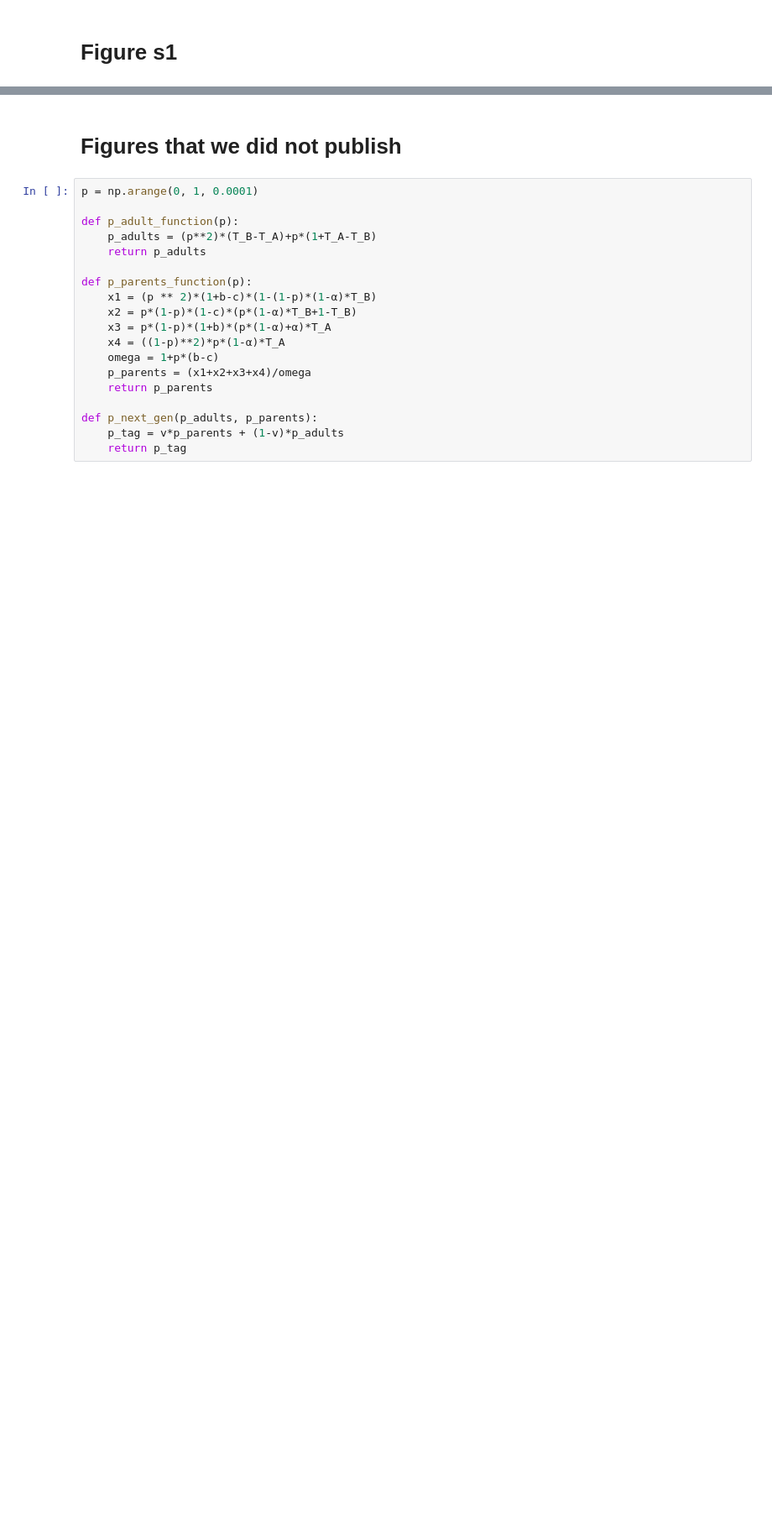
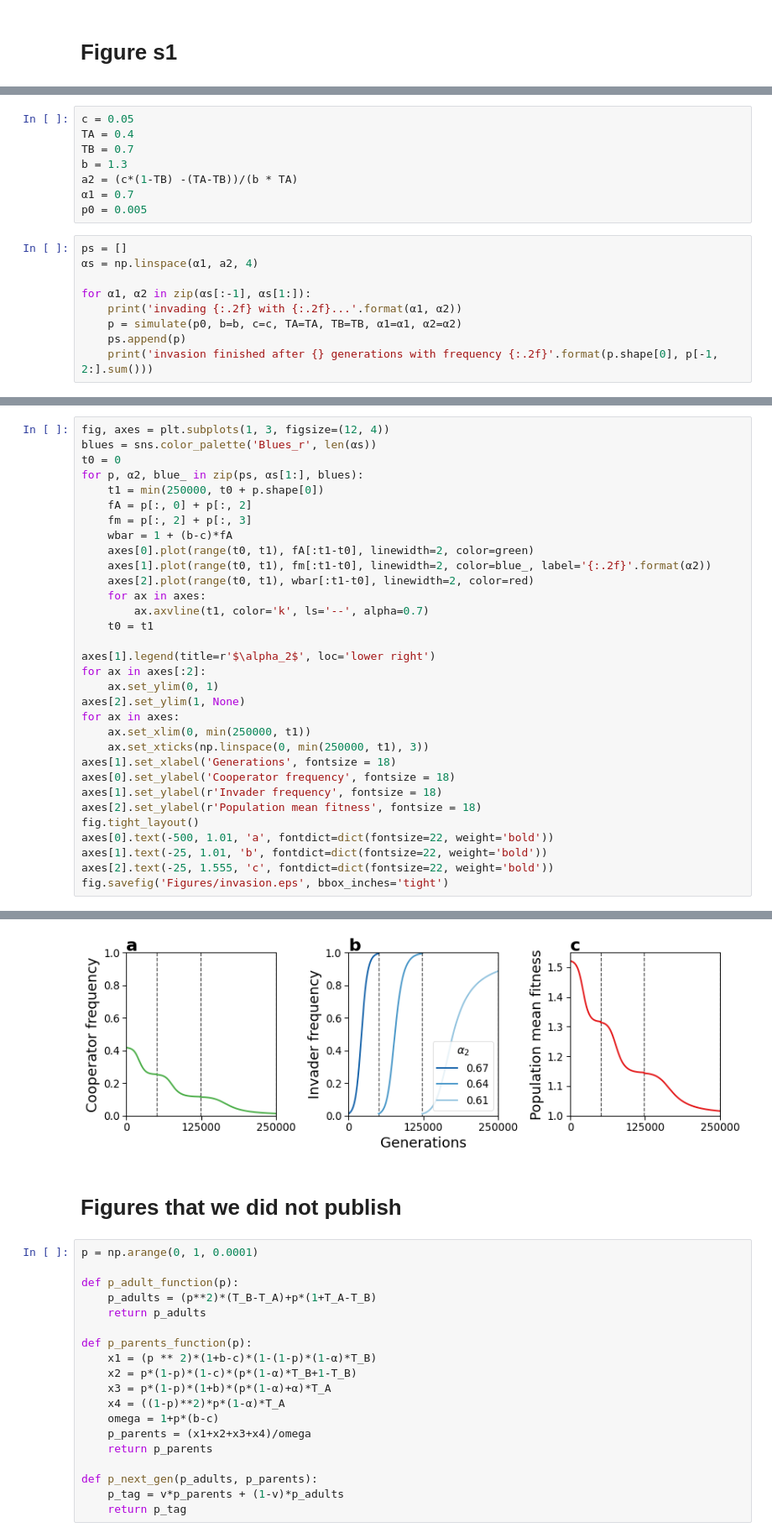
Before and after one commit to yoavram-lab/CulturalCooperation, a Jupyter notebook: ms/figures_prsb.ipynb, the cells around one changed output, grey strips where cells are left out. Shown at 84% size. Drawn from its saved outputs; the diff is of its cells as text; blank space fills up the shorter version.

Commit message:
add figure s1 to figures_prsb

```diff
--- a/ms/figures_prsb.ipynb
+++ b/ms/figures_prsb.ipynb
@@ -505,0 +560,17 @@ The PostScript backend does not support transparency; partially transparent arti
+# %%
+c = 0.05
+TA = 0.4
+TB = 0.7
+b = 1.3
+a2 = (c*(1-TB) -(TA-TB))/(b * TA)
+α1 = 0.7
+p0 = 0.005
+# %%
+ps = []
+αs = np.linspace(α1, a2, 4)
+
+for α1, α2 in zip(αs[:-1], αs[1:]):
+    print('invading {:.2f} with {:.2f}...'.format(α1, α2))
+    p = simulate(p0, b=b, c=c, TA=TA, TB=TB, α1=α1, α2=α2)
+    ps.append(p)
+    print('invasion finished after {} generations with frequency {:.2f}'.format(p.shape[0], p[-1, 2:].sum()))
@@ -505,0 +588,33 @@ The PostScript backend does not support transparency; partially transparent arti
+# %%
+fig, axes = plt.subplots(1, 3, figsize=(12, 4))
+blues = sns.color_palette('Blues_r', len(αs))
+t0 = 0
+for p, α2, blue_ in zip(ps, αs[1:], blues):
+    t1 = min(250000, t0 + p.shape[0])
+    fA = p[:, 0] + p[:, 2]
+    fm = p[:, 2] + p[:, 3]
+    wbar = 1 + (b-c)*fA
+    axes[0].plot(range(t0, t1), fA[:t1-t0], linewidth=2, color=green)
+    axes[1].plot(range(t0, t1), fm[:t1-t0], linewidth=2, color=blue_, label='{:.2f}'.format(α2))
+    axes[2].plot(range(t0, t1), wbar[:t1-t0], linewidth=2, color=red)
+    for ax in axes:
+        ax.axvline(t1, color='k', ls='--', alpha=0.7)
+    t0 = t1
+
+axes[1].legend(title=r'$\alpha_2$', loc='lower right')
+for ax in axes[:2]:
+    ax.set_ylim(0, 1)
+axes[2].set_ylim(1, None)
+for ax in axes:
+    ax.set_xlim(0, min(250000, t1))
+    ax.set_xticks(np.linspace(0, min(250000, t1), 3))
+axes[1].set_xlabel('Generations', fontsize = 18)
+axes[0].set_ylabel('Cooperator frequency', fontsize = 18)
+axes[1].set_ylabel(r'Invader frequency', fontsize = 18)
+axes[2].set_ylabel(r'Population mean fitness', fontsize = 18)
+fig.tight_layout()
+axes[0].text(-500, 1.01, 'a', fontdict=dict(fontsize=22, weight='bold'))
+axes[1].text(-25, 1.01, 'b', fontdict=dict(fontsize=22, weight='bold'))
+axes[2].text(-25, 1.555, 'c', fontdict=dict(fontsize=22, weight='bold'))
+fig.savefig('Figures/invasion.eps', bbox_inches='tight')
+# %% [output]
@@ -506,3 +632,4 @@ The PostScript backend does not support transparency; partially transparent arti
+[figure, added]
 # %% [markdown]
 # Figures that we did not publish
 # %%
```
Also changed, not shown: parts of 5 cells of this notebook, 1 other file.
